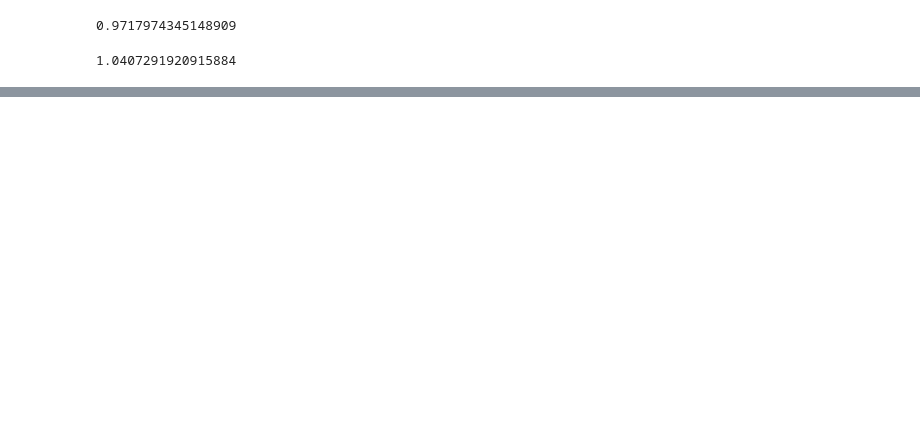
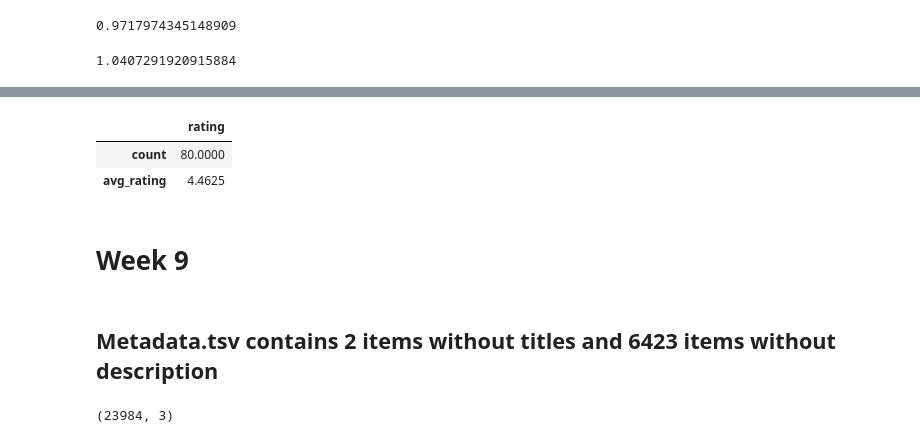
Before and after one commit to danielpenchev98/Web-Recommender-Systems-2025, a Jupyter notebook: project/project.ipynb, the cells around one changed output, grey strips where cells are left out. Saved outputs shown, nothing was run; the diff lists cells and outputs as text; code cells hidden in the pictures; blank space fills up the shorter version.

```diff
--- a/project/project.ipynb
+++ b/project/project.ipynb
@@ -964,0 +1070,10 @@ Coverage@10 is 0.019305019305019305
+# %%
+df_train[df_train.item_id=='B08JMQR2JK'].agg(count=("rating","size"),avg_rating=("rating","mean"))
+# %% [output]
+|  | rating |
+| count | 80.0000 |
+| avg_rating | 4.4625 |
+# %% [markdown]
+# Week 9
+# %% [markdown]
+## Metadata.tsv contains 2 items without titles and 6423 items without description
@@ -964,0 +1083,4 @@ Coverage@10 is 0.019305019305019305
+# %%
+item_metadata.shape
+# %% [output]
+(23984, 3)
```
Also changed, not shown: parts of 88 cells of this notebook, 3 other files.
